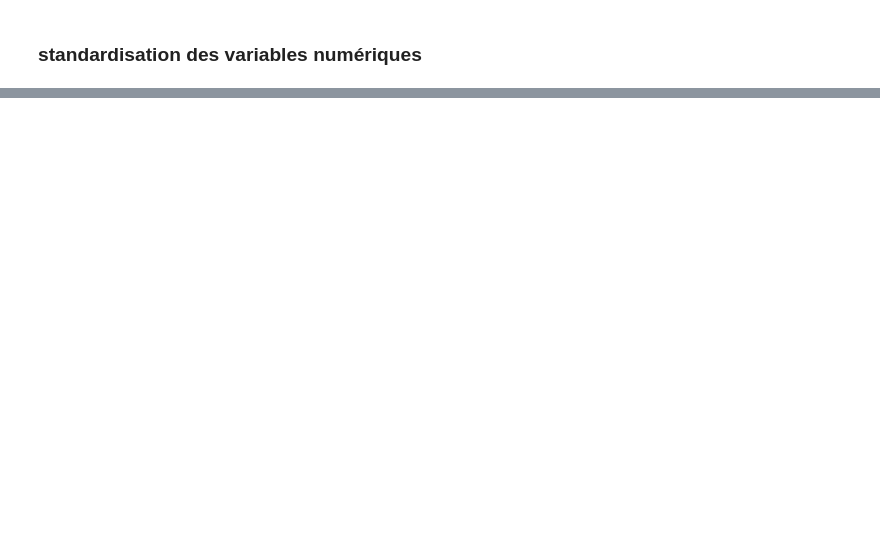
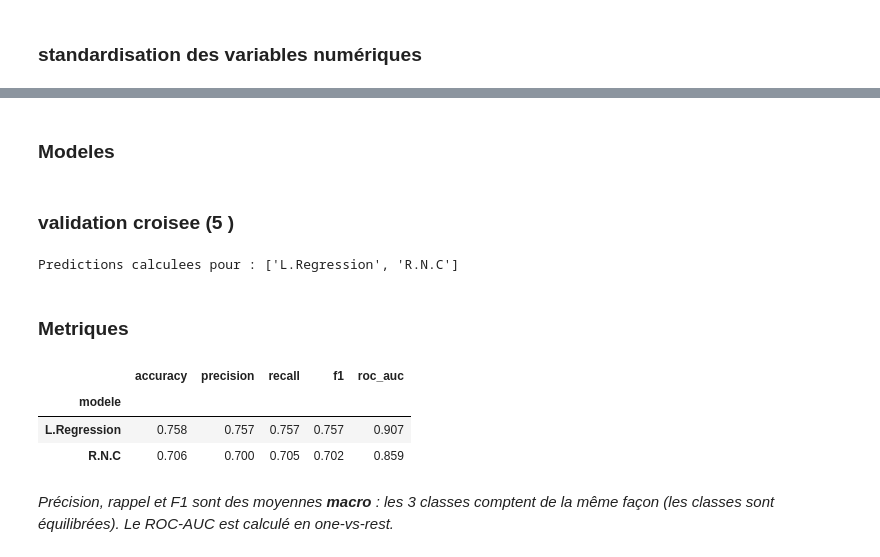
Before and after one commit to Oumohgh/Projet_Croisee, a Jupyter notebook: notebook/preprocessing.ipynb, the cells around one changed output, grey strips where cells are left out. Cells and saved outputs as stored; diff of their text form; code cells hidden in the pictures; blank space fills up the shorter version.

```diff
--- a/notebook/preprocessing.ipynb
+++ b/notebook/preprocessing.ipynb
@@ -56,9 +103,14 @@ Attendance_Rate       34
 GPA                   27
 dtype: int64
 # %%
-colonnesIteratives = ["GPA", "Social_Media_Hours", "Screen_Time_Hours","Study_Hours_Per_Week", "Year_of_Study"]
 
-colonnesMediane = ["Sleep_Hours", "Financial_Stress", "Family_Support","Attendance_Rate", "Age"]
+colonnesIteratives = ["GPA", "Social_Media_Hours", "Screen_Time_Hours",
+                      "Study_Hours_Per_Week", "Year_of_Study"]
+
+colonnesMediane = ["Sleep_Hours", "Financial_Stress", "Family_Support",
+                   "Attendance_Rate", "Age"]
+
+
 
 imputation = ColumnTransformer(
     transformers=[
@@ -66,3 +118,5 @@ imputation = ColumnTransformer(
         ("mediane", SimpleImputer(strategy="median"), colonnesMediane),
     ],remainder="passthrough",verbose_feature_names_out=False,
 )
+
+print(data.isna().sum())
@@ -164,0 +263,49 @@ XTrainPrepare.head()
+# %% [markdown]
+###  Modeles
+# %%
+modeles = {
+    "L.Regression": LogisticRegression(max_iter=2000),
+    "R.N.C": RandomForestClassifier(n_estimators=200, random_state=42),
+}
+
+pipelines = {
+    nom: Pipeline([("pretraitement", clone(pretraitement)), ("modele", modele)])
+    for nom, modele in modeles.items()
+}
+# %% [markdown]
+### validation croisee (5 )
+# %%
+V_croise = StratifiedKFold(n_splits=5, shuffle=True, random_state=42)
+
+predictions = {}
+for nom, pipe in pipelines.items():
+
+    probabilites = cross_val_predict(pipe, X_train, y_train, cv=V_croise, method="predict_proba")
+    predictions[nom] = {"proba": probabilites, "classe": probabilites.argmax(axis=1)}
+
+print("Predictions calculees pour :", list(predictions))
+# %% [output]
+Predictions calculees pour : ['L.Regression', 'R.N.C']
+# %% [markdown]
+### Metriques
+# %%
+lignes = []
+for nom, p in predictions.items():
+    lignes.append({
+        "modele": nom,
+        "accuracy": accuracy_score(y_train, p["classe"]),
+        "precision": precision_score(y_train, p["classe"], average="macro"),
+        "recall": recall_score(y_train, p["classe"], average="macro"),
+        "f1": f1_score(y_train, p["classe"], average="macro"),
+        "roc_auc": roc_auc_score(y_train, p["proba"], multi_class="ovr", average="macro"),
+    })
+
+tableauMetriques = pd.DataFrame(lignes).set_index("modele").round(3)
+tableauMetriques
+# %% [output]
+|  | accuracy | precision | recall | f1 | roc_auc |
+| modele |  |  |  |  |  |
+| L.Regression | 0.758 | 0.757 | 0.757 | 0.757 | 0.907 |
+| R.N.C | 0.706 | 0.700 | 0.705 | 0.702 | 0.859 |
+# %% [markdown]
+*Précision, rappel et F1 sont des moyennes **macro** : les 3 classes comptent de la même façon (les classes sont équilibrées). Le ROC-AUC est calculé en one-vs-rest.*
```
Also changed, not shown: parts of 38 cells of this notebook.
